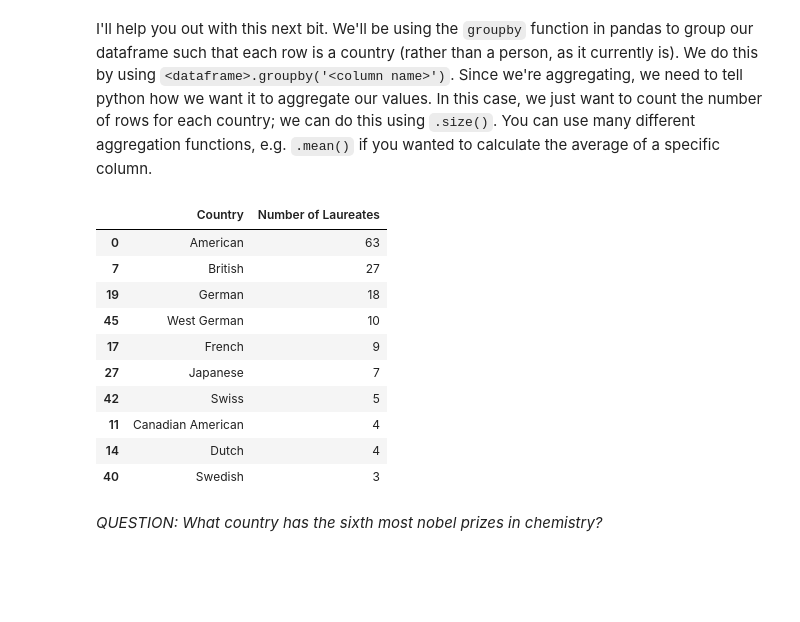
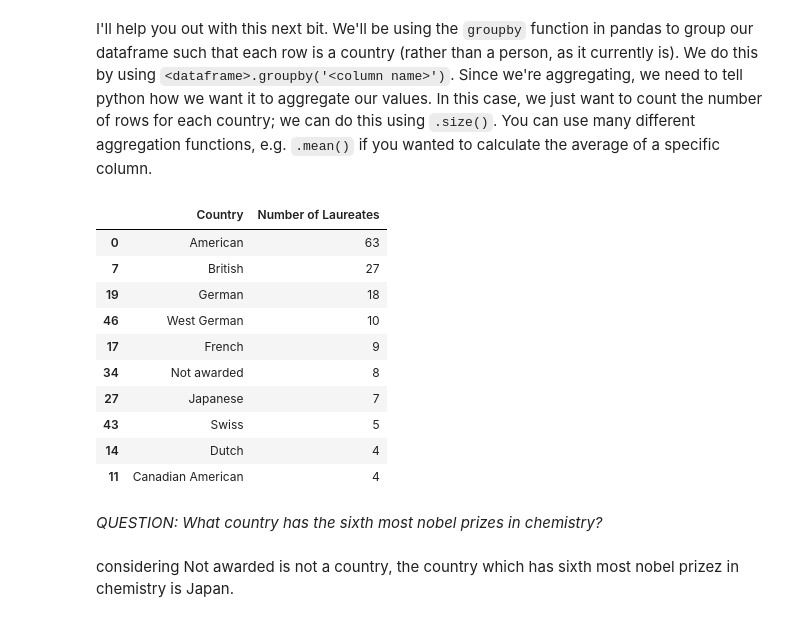
Before and after one commit to NanaShirasu/QM2, a Jupyter notebook: notebooks/W02. Pandas.ipynb, the cells around one changed output. Cells and saved outputs as stored; diff of their text form; code cells hidden in the pictures; blank space fills up the shorter version.

```diff
--- a/notebooks/W02. Pandas.ipynb
+++ b/notebooks/W02. Pandas.ipynb
@@ -483,13 +483,15 @@ And there we have it; a nicely formatted dataframe ready for analysis, straight
 
 Using the following URL https://en.wikipedia.org/wiki/List_of_Nobel_laureates_in_Chemistry create a plot of the top 10 countries in terms of nobel laureates. First, follow the steps below:
 # %%
+
 # scrape the table of Nobel Laureates in Chemistry using read_html. remember, this gives us a LIST of dataframes! lets call this list chem_tables
-url=' https://en.wikipedia.org/wiki/List_of_Nobel_laureates_in_Chemistry'
+url='https://en.wikipedia.org/wiki/List_of_Nobel_laureates_in_Chemistry'
 
 chem_tables=pandas.read_html(url)
 
 # select the first dataframe from this list and call it chem
-chem=tables[0]
+
+chem=chem_tables[0]
 chem
 # %% [output]
 |  | Year | Image | Laureate[A] | Nationality[B] | Rationale[C] | Ref |
@@ -509,27 +511,29 @@ chem
 I'll help you out with this next bit. We'll be using the `groupby` function in pandas to group our dataframe such that each row is a country (rather than a person, as it currently is). We do this by using `<dataframe>.groupby('<column name>')`. Since we're aggregating, we need to tell python how we want it to aggregate our values. In this case, we just want to count the number of rows for each country; we can do this using `.size()`. You can use many different aggregation functions, e.g. `.mean()` if you wanted to calculate the average of a specific column.
 # %%
 # create a new dataframe called 'country' in which each row is a country, and the values represent the number of nobel laureates.
-country= chem[chem['Nationality[B]'] !="Not awarded"]
-country= country.groupby('Nationality[B]').size().reset_index(name='Number of Laureates')
+
+country= chem.groupby('Nationality[B]').size().reset_index(name='Number of Laureates')
 
 country.columns = ['Country', 'Number of Laureates']
 
 # now sort it in descending order
 country = country.sort_values(by='Number of Laureates', ascending=False)
 
 # finally, plot the top 10 countries
 country.head(10)
 # %% [output]
 |  | Country | Number of Laureates |
 | 0 | American | 63 |
 | 7 | British | 27 |
 | 19 | German | 18 |
-| 45 | West German | 10 |
+| 46 | West German | 10 |
 | 17 | French | 9 |
+| 34 | Not awarded | 8 |
 | 27 | Japanese | 7 |
-| 42 | Swiss | 5 |
+| 43 | Swiss | 5 |
+| 14 | Dutch | 4 |
 | 11 | Canadian American | 4 |
-| 14 | Dutch | 4 |
-| 40 | Swedish | 3 |
 # %% [markdown]
 *QUESTION: What country has the sixth most nobel prizes in chemistry?*
+# %% [markdown]
+considering Not awarded is not a country, the country which has sixth most nobel prizez in chemistry is Japan.
```
Also changed, not shown: parts of 1 cell of this notebook.
